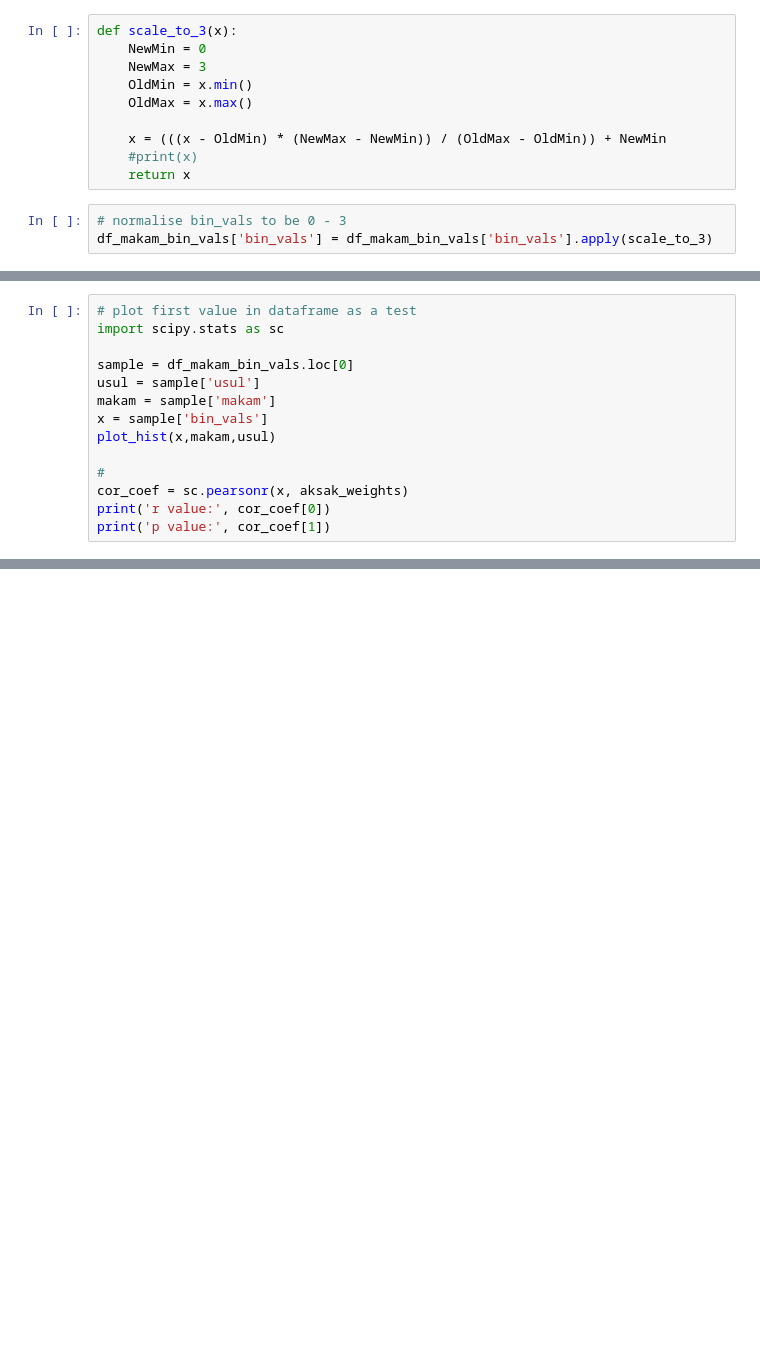
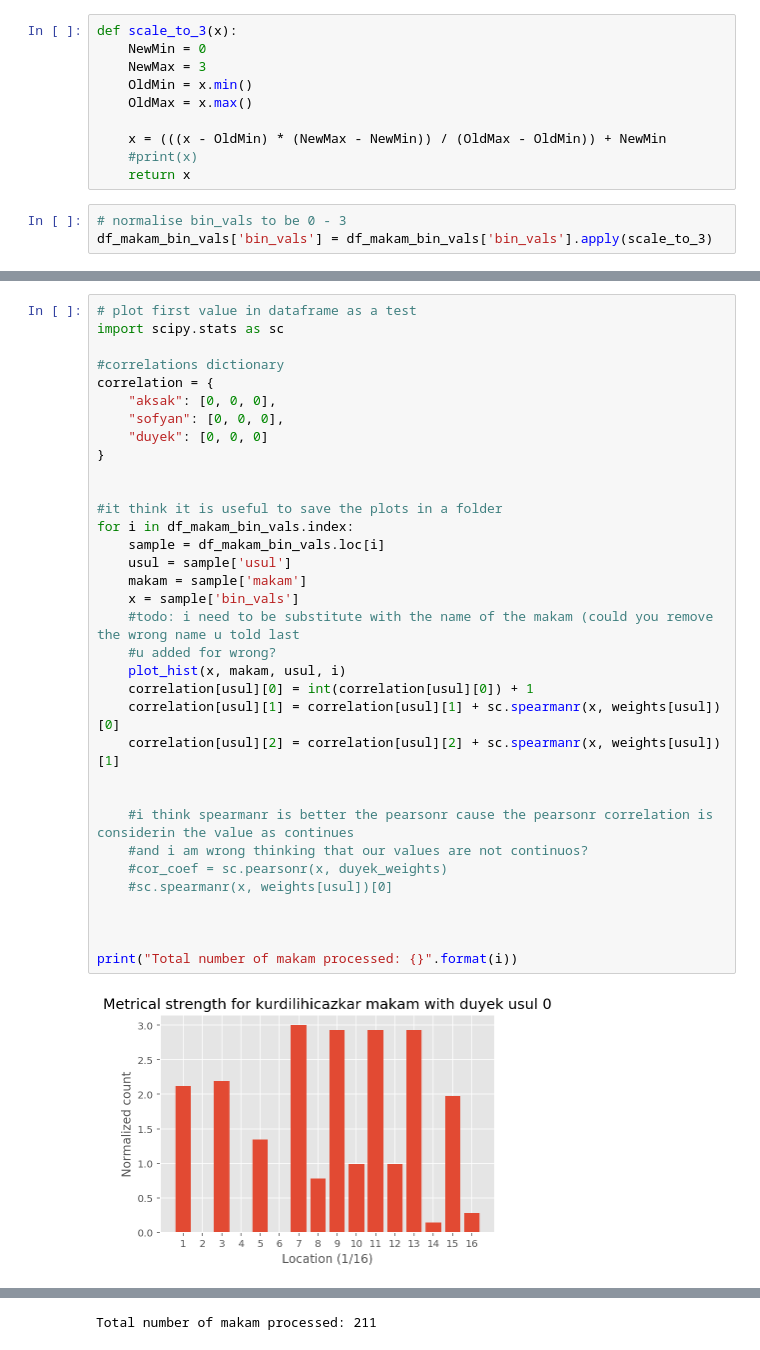
Before and after one commit to RonFrancesca/makam_research, a Jupyter notebook: MeterExploration.ipynb, the cells around one changed output, grey strips where cells are left out. Saved outputs shown, nothing was run; the diff lists cells and outputs as text; blank space fills up the shorter version.

Commit message:
Correlation between usul and total makam

```diff
--- a/MeterExploration.ipynb
+++ b/MeterExploration.ipynb
@@ -592,15 +585 @@ df_makam_bin_vals
 212 rows × 3 columns
-# %%
-# plot first value in dataframe as a test
-import scipy.stats as sc
-
-sample = df_makam_bin_vals.loc[0]
-usul = sample['usul']
-makam = sample['makam']
-x = sample['bin_vals']
-plot_hist(x,makam,usul)
-
-#
-cor_coef = sc.pearsonr(x, aksak_weights)
-print('r value:', cor_coef[0])
-print('p value:', cor_coef[1])
@@ -606,0 +620,36 @@ print('p value:', cor_coef[1])
+# %%
+# plot first value in dataframe as a test
+import scipy.stats as sc
+
+#correlations dictionary
+correlation = {
+    "aksak": [0, 0, 0],
+    "sofyan": [0, 0, 0],
+    "duyek": [0, 0, 0]
+}
+
+
+#it think it is useful to save the plots in a folder
+for i in df_makam_bin_vals.index:
+    sample = df_makam_bin_vals.loc[i]
+    usul = sample['usul']
+    makam = sample['makam']
+    x = sample['bin_vals']
+    #todo: i need to be substitute with the name of the makam (could you remove the wrong name u told last
+    #u added for wrong?
+    plot_hist(x, makam, usul, i)
+    correlation[usul][0] = int(correlation[usul][0]) + 1
+    correlation[usul][1] = correlation[usul][1] + sc.spearmanr(x, weights[usul])[0]
+    correlation[usul][2] = correlation[usul][2] + sc.spearmanr(x, weights[usul])[1]
+
+
+    #i think spearmanr is better the pearsonr cause the pearsonr correlation is considerin the value as continues
+    #and i am wrong thinking that our values are not continuos?
+    #cor_coef = sc.pearsonr(x, duyek_weights)
+    #sc.spearmanr(x, weights[usul])[0]
+
+
+
+print("Total number of makam processed: {}".format(i))
+# %% [output]
+[figure, added]
@@ -606,0 +659 @@ print('p value:', cor_coef[1])
+Total number of makam processed: 211
```
Also changed, not shown: parts of 23 cells of this notebook.
